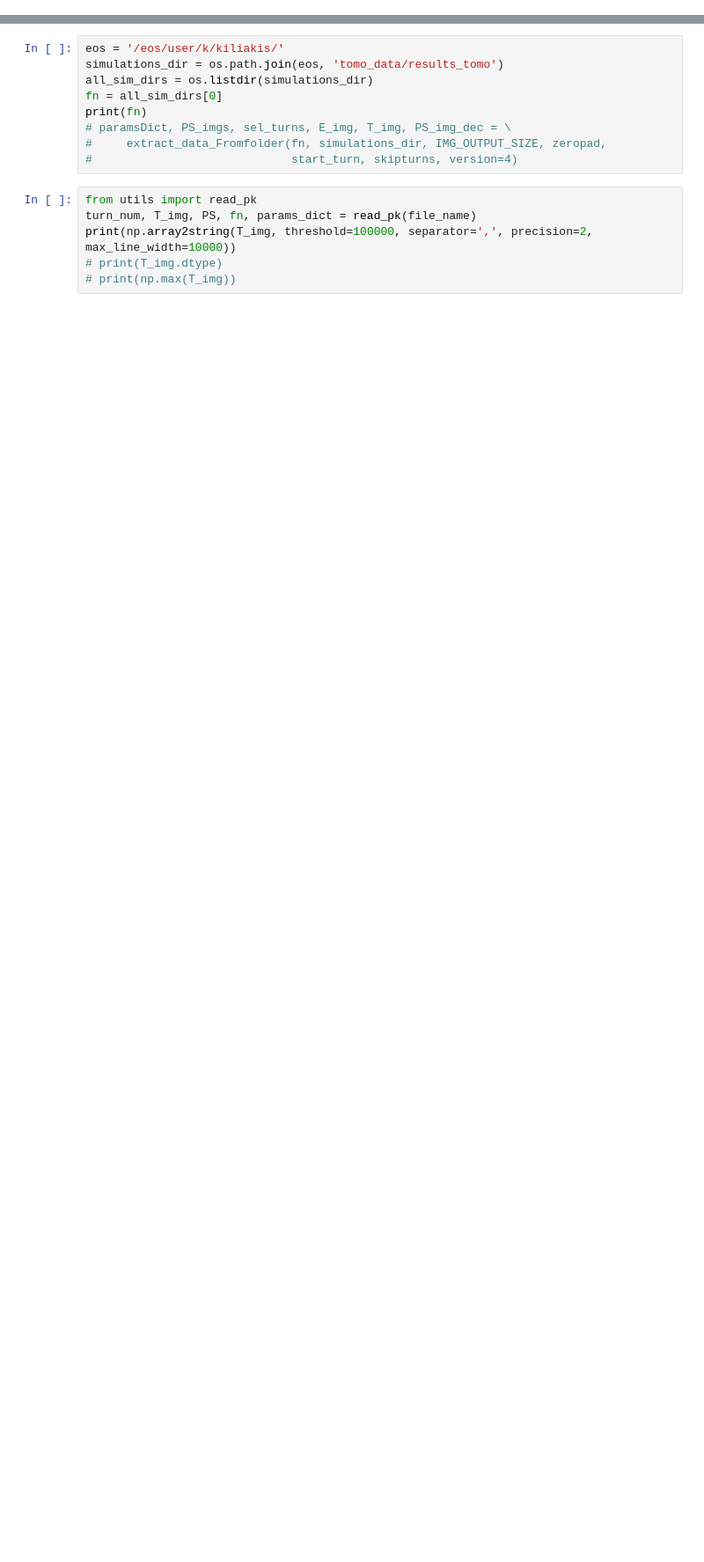
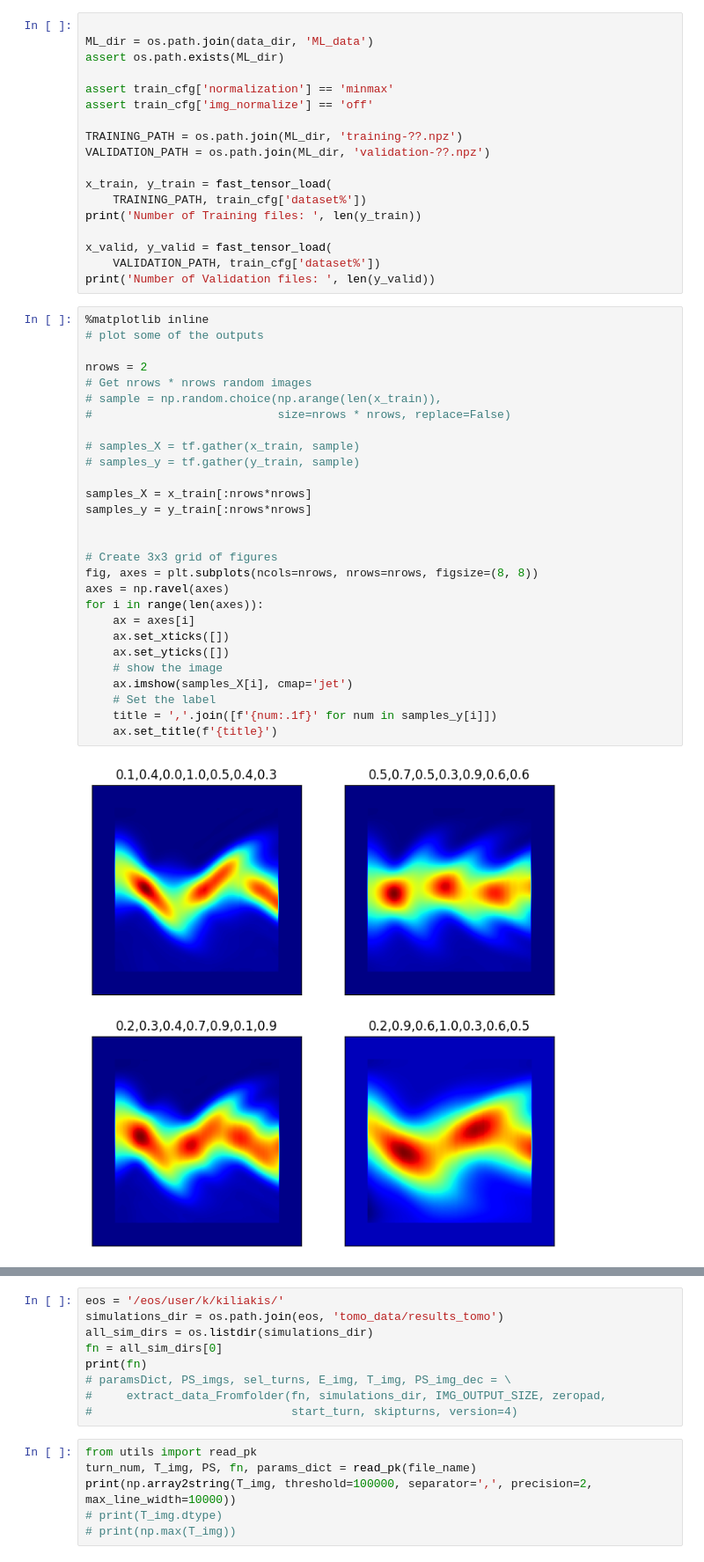
Before and after one commit to kiliakis/tomography_ML, a Jupyter notebook: inspect_input_data.ipynb, the cells around one changed output, grey strips where cells are left out. Shown at 88% size. Saved outputs shown, nothing was run; the diff lists cells and outputs as text; blank space fills up the shorter version.

```diff
--- a/inspect_input_data.ipynb
+++ b/inspect_input_data.ipynb
@@ -66,3 +40,51 @@ To enable them in other operations, rebuild TensorFlow with the appropriate comp
+# %%
+
+ML_dir = os.path.join(data_dir, 'ML_data')
+assert os.path.exists(ML_dir)
+
+assert train_cfg['normalization'] == 'minmax'
+assert train_cfg['img_normalize'] == 'off'
+
+TRAINING_PATH = os.path.join(ML_dir, 'training-??.npz')
+VALIDATION_PATH = os.path.join(ML_dir, 'validation-??.npz')
+
+x_train, y_train = fast_tensor_load(
+    TRAINING_PATH, train_cfg['dataset%'])
+print('Number of Training files: ', len(y_train))
+
+x_valid, y_valid = fast_tensor_load(
+    VALIDATION_PATH, train_cfg['dataset%'])
+print('Number of Validation files: ', len(y_valid))
+# %%
+%matplotlib inline
+# plot some of the outputs
+
+nrows = 2
+# Get nrows * nrows random images
+# sample = np.random.choice(np.arange(len(x_train)),
+#                           size=nrows * nrows, replace=False)
+
+# samples_X = tf.gather(x_train, sample)
+# samples_y = tf.gather(y_train, sample)
+
+samples_X = x_train[:nrows*nrows]
+samples_y = y_train[:nrows*nrows]
+
+
+# Create 3x3 grid of figures
+fig, axes = plt.subplots(ncols=nrows, nrows=nrows, figsize=(8, 8))
+axes = np.ravel(axes)
+for i in range(len(axes)):
+    ax = axes[i]
+    ax.set_xticks([])
+    ax.set_yticks([])
+    # show the image
+    ax.imshow(samples_X[i], cmap='jet')
+    # Set the label
+    title = ','.join([f'{num:.1f}' for num in samples_y[i]])
+    ax.set_title(f'{title}')
+# %% [output]
+[figure, added]
 # %%
 fig = plt.figure()
 # plt.imshow(x_valid[0])
```
Also changed, not shown: parts of 9 cells of this notebook, 30 other files.
